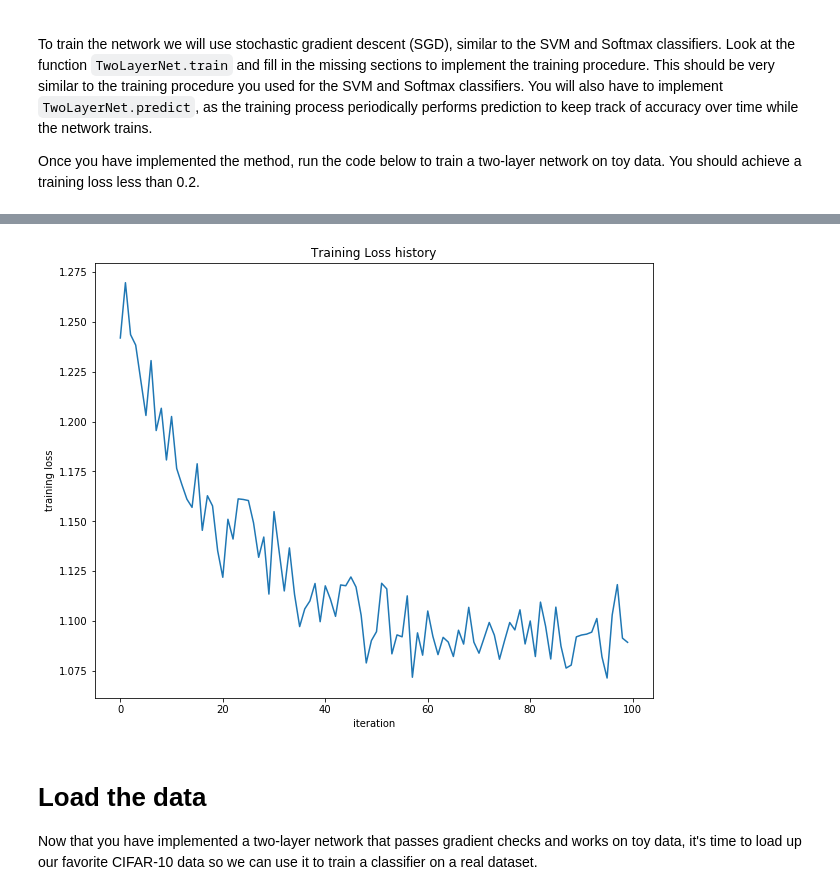
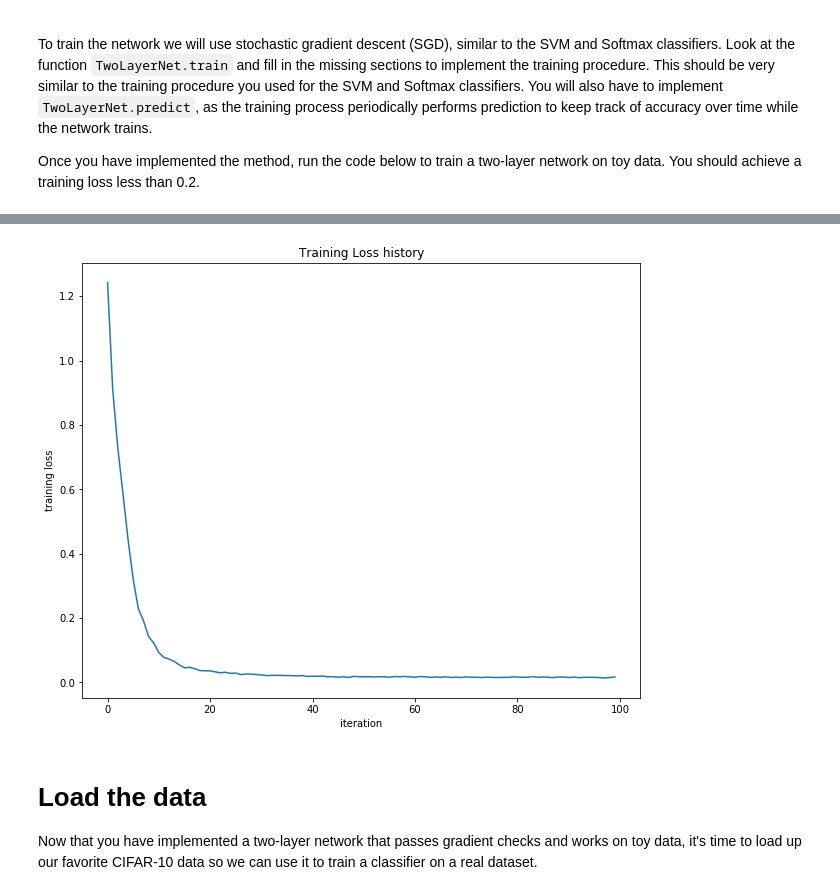
Before and after one commit to nginsberg/cnns, a Jupyter notebook: assignment1/two_layer_net.ipynb, the cells around one changed output, grey strips where cells are left out. Drawn from its saved outputs; the diff is of its cells as text; code cells hidden in the pictures.

```diff
--- a/assignment1/two_layer_net.ipynb
+++ b/assignment1/two_layer_net.ipynb
@@ -131,8 +128,8 @@ Once you have implemented the method, run the code below to train a two-layer ne
 # %%
 net = init_toy_model()
 stats = net.train(X, y, X, y,
-            learning_rate=1e-5, reg=1e-5,
-            num_iters=100, verbose=True)
+            learning_rate=1e-1, reg=1e-5,
+            num_iters=100, verbose=False)
 
 print 'Final training loss: ', stats['loss_history'][-1]
 
@@ -148,4 +144,4 @@ Final training loss:  1.08924720198
-[figure, old version]
+[figure, new version]
 # %% [markdown]
 # Load the data
 Now that you have implemented a two-layer network that passes gradient checks and works on toy data, it's time to load up our favorite CIFAR-10 data so we can use it to train a classifier on a real dataset.
```
Also changed, not shown: parts of 10 cells of this notebook, 1 other file.
